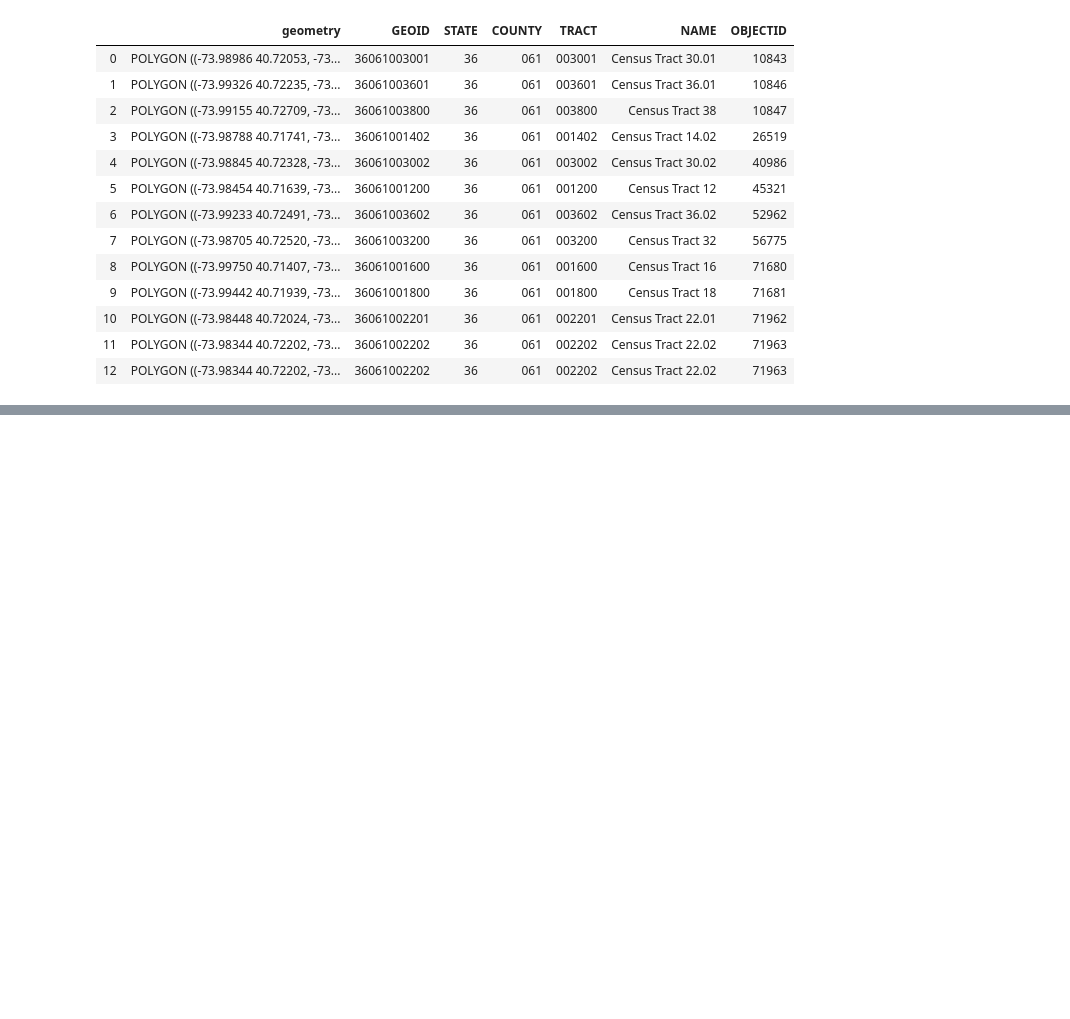
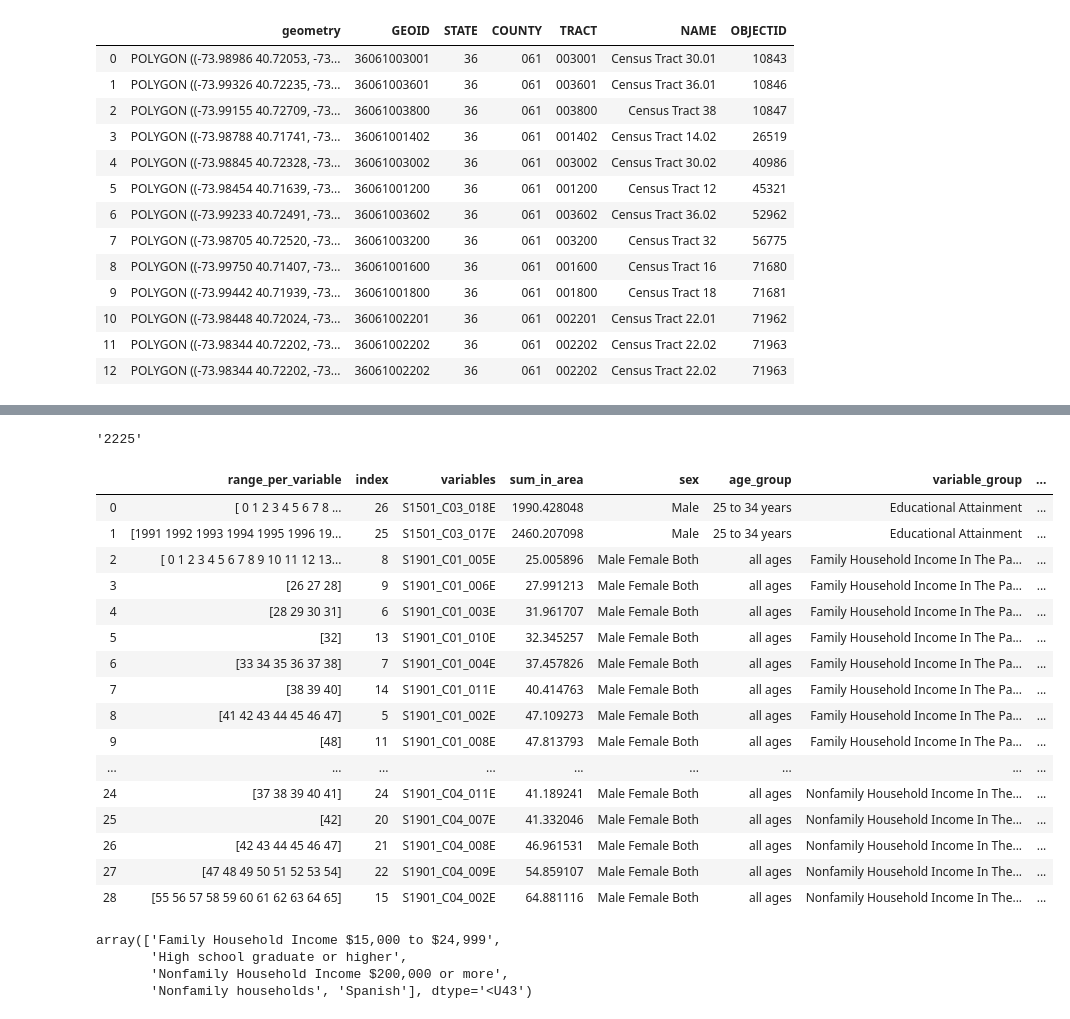
Before and after one commit to tolaoniyangi/capstone, a Jupyter notebook: working working.ipynb, the cells around one changed output, grey strips where cells are left out. Drawn from its saved outputs; the diff is of its cells as text; code cells hidden in the pictures; blank space fills up the shorter version.

Commit message:
sorted up to generate text definition

```diff
--- a/working working.ipynb
+++ b/working working.ipynb
@@ -449 +412,75 @@ combine_ranges_into_global_dataframe()
+# %%
+# for item,i in enumerate(range_table_all.index):
+#     if range_table_all["variable_group"].str.contains('Educational').any():
+#         print("help")
+# #         result = range_table_all[range_table_all['ranges'].str.contains(sum_for_percentile_education)]
+# #         result_variable = result["variables"].values[0]
+sum_for_percentile_education
+# %% [output]
+'2225'
+# %%
+range_table_cumulative
+# %% [output]
+|  | range_per_variable | index | variables | sum_in_area | sex | age_group | variable_group | ... |
+| 0 | [ 0 1 2 3 4 5 6 7 8 ... | 26 | S1501_C03_018E | 1990.428048 | Male | 25 to 34 years | Educational Attainment | ... |
+| 1 | [1991 1992 1993 1994 1995 1996 19... | 25 | S1501_C03_017E | 2460.207098 | Male | 25 to 34 years | Educational Attainment | ... |
+| 2 | [ 0 1 2 3 4 5 6 7 8 9 10 11 12 13... | 8 | S1901_C01_005E | 25.005896 | Male Female Both | all ages | Family Household Income In The Pa... | ... |
+| 3 | [26 27 28] | 9 | S1901_C01_006E | 27.991213 | Male Female Both | all ages | Family Household Income In The Pa... | ... |
+| 4 | [28 29 30 31] | 6 | S1901_C01_003E | 31.961707 | Male Female Both | all ages | Family Household Income In The Pa... | ... |
+| 5 | [32] | 13 | S1901_C01_010E | 32.345257 | Male Female Both | all ages | Family Household Income In The Pa... | ... |
+| 6 | [33 34 35 36 37 38] | 7 | S1901_C01_004E | 37.457826 | Male Female Both | all ages | Family Household Income In The Pa... | ... |
+| 7 | [38 39 40] | 14 | S1901_C01_011E | 40.414763 | Male Female Both | all ages | Family Household Income In The Pa... | ... |
+| 8 | [41 42 43 44 45 46 47] | 5 | S1901_C01_002E | 47.109273 | Male Female Both | all ages | Family Household Income In The Pa... | ... |
+| 9 | [48] | 11 | S1901_C01_008E | 47.813793 | Male Female Both | all ages | Family Household Income In The Pa... | ... |
+| ... | ... | ... | ... | ... | ... | ... | ... | ... |
+| 24 | [37 38 39 40 41] | 24 | S1901_C04_011E | 41.189241 | Male Female Both | all ages | Nonfamily Household Income In The... | ... |
+| 25 | [42] | 20 | S1901_C04_007E | 41.332046 | Male Female Both | all ages | Nonfamily Household Income In The... | ... |
+| 26 | [42 43 44 45 46 47] | 21 | S1901_C04_008E | 46.961531 | Male Female Both | all ages | Nonfamily Household Income In The... | ... |
+| 27 | [47 48 49 50 51 52 53 54] | 22 | S1901_C04_009E | 54.859107 | Male Female Both | all ages | Nonfamily Household Income In The... | ... |
+| 28 | [55 56 57 58 59 60 61 62 63 64 65] | 15 | S1901_C04_002E | 64.881116 | Male Female Both | all ages | Nonfamily Household Income In The... | ... |
+# %%
+# def generate_info_for_text():
+global descriptors
+descriptors = []
+
+for item,i in enumerate(range_table_cumulative.index):
+    if sum_for_percentile_education.astype(int) > 0 :
+        education_only = range_table_cumulative[(range_table_cumulative["variable_group"].str.contains('Educational'))]
+        result = education_only[education_only["range_per_variable"].str.contains(sum_for_percentile_education)]
+# #         result_variable = result["variable_name"].values[0]
+        descriptors.append(result["variable_name"].values[0])
+
+    if sum_for_percentile_language.astype(int) > 0 :
+        language_only = range_table_cumulative[(range_table_cumulative["variable_group"].str.contains('Language'))]
+        result = language_only[language_only["range_per_variable"].str.contains(sum_for_percentile_language)]
+        descriptors.append(result["variable_name"].values[0])
+
+    if sum_for_percentile_household_type.astype(int) > 0:
+        household_type_only = range_table_cumulative[(range_table_cumulative["variable_group"].str.contains('Households'))]
+        result = household_type_only[household_type_only["range_per_variable"].str.contains(sum_for_percentile_household_type)]
+        descriptors.append(result["variable_name"].values[0])
+
+    if sum_for_percentile_family_household_income.astype(int) > 0:
+        family_household_income_only = range_table_cumulative[(range_table_cumulative["variable_group"].str.contains('Family'))]
+        result = family_household_income_only[family_household_income_only["range_per_variable"].str.contains(sum_for_percentile_family_household_income)]
+        descriptors.append(result["variable_name"].values[0])
+
+    if sum_for_percentile_nonfamily_household_income.astype(int) > 0:
+        nonfamily_household_income_only = range_table_cumulative[(range_table_cumulative["variable_group"].str.contains('Nonfamily'))]
+        result = nonfamily_household_income_only[nonfamily_household_income_only["range_per_variable"].str.contains(sum_for_percentile_nonfamily_household_income)]
+        descriptors.append(result["variable_name"].values[0])
+
+    if sum_for_percentile_school_enrollment.astype(int) > 0:
+        school_enrollment_only = range_table_cumulative[(range_table_cumulative["variable_group"].str.contains('School'))]
+        result = school_enrollment_only[school_enrollment_only["range_per_variable"].str.contains(sum_for_percentile_school_enrollment)]
+        descriptors.append(result["variable_name"].values[0])
+
+descriptors = np.unique(descriptors)
+descriptors
+# generate_info_for_text()
+# %% [output]
+array(['Family Household Income $15,000 to $24,999',
+       'High school graduate or higher',
+       'Nonfamily Household Income $200,000 or more',
+       'Nonfamily households', 'Spanish'], dtype='<U43')
 # %%
```
Also changed, not shown: parts of 16 cells of this notebook, 2 other files.
